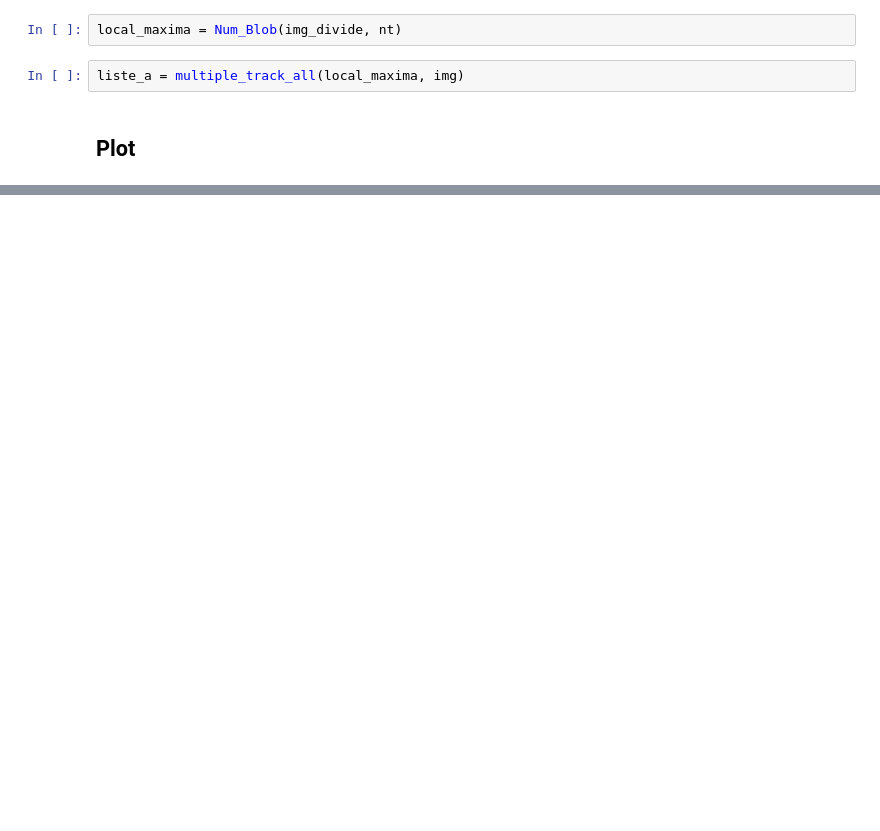
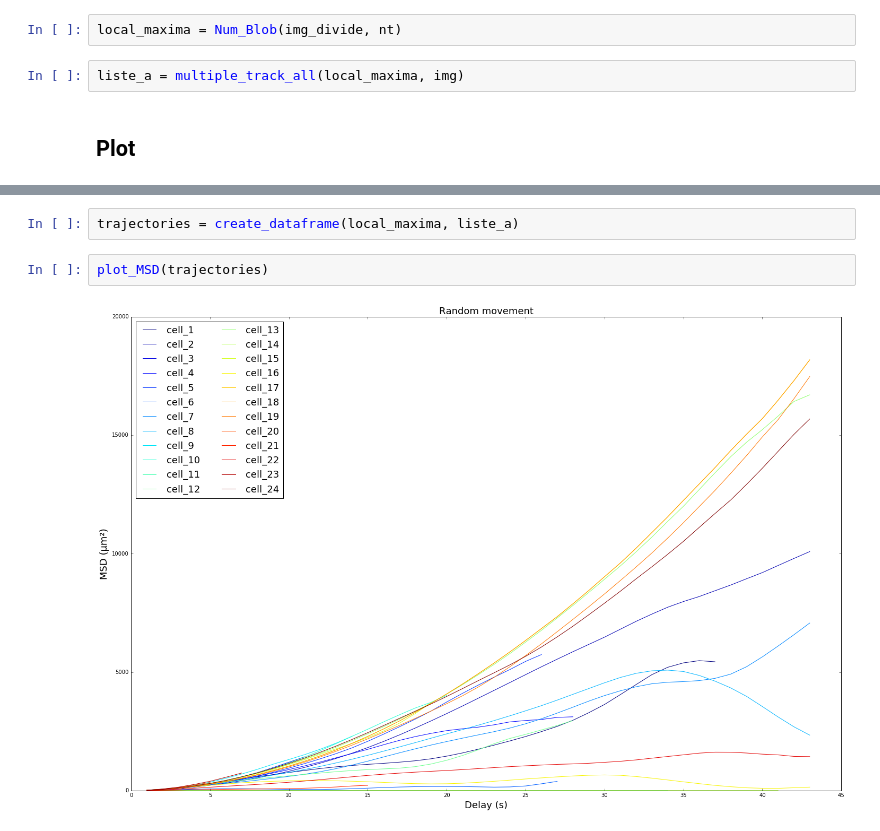
Before and after one commit to bioimage-analysis/cell_tracking, a Jupyter notebook: Cell_Tracking.ipynb, the cells around one changed output, grey strips where cells are left out. Cells and saved outputs as stored; diff of their text form; blank space fills up the shorter version.

```diff
--- a/Cell_Tracking.ipynb
+++ b/Cell_Tracking.ipynb
@@ -138,0 +48,6 @@ fig.savefig('MSD.png', bbox_inches='tight')
+# %%
+trajectories = create_dataframe(local_maxima, liste_a)
+# %%
+plot_MSD(trajectories)
+# %% [output]
+[figure, added]
```
Also changed, not shown: parts of 11 cells of this notebook, 2 other files.
